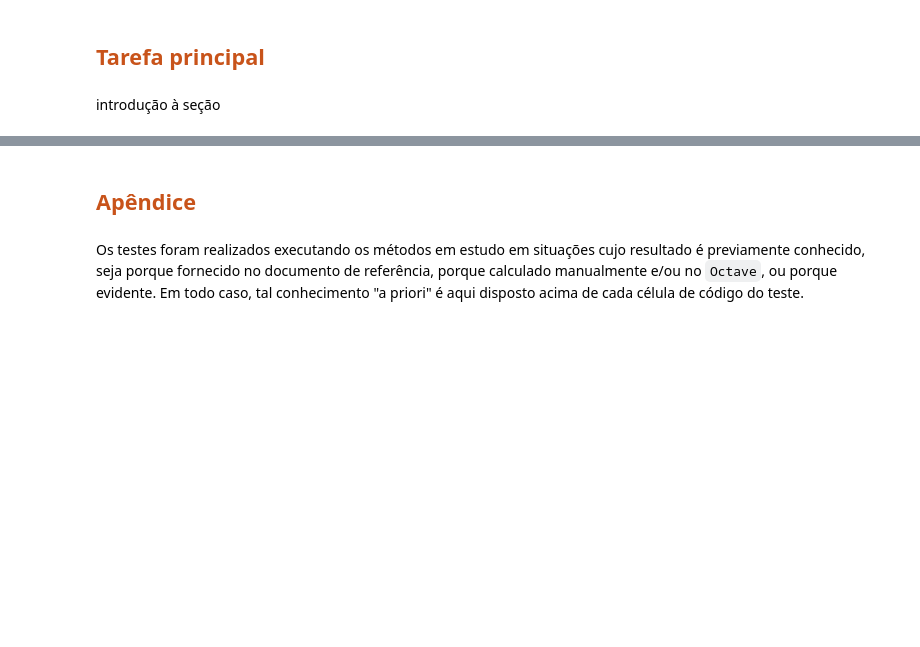
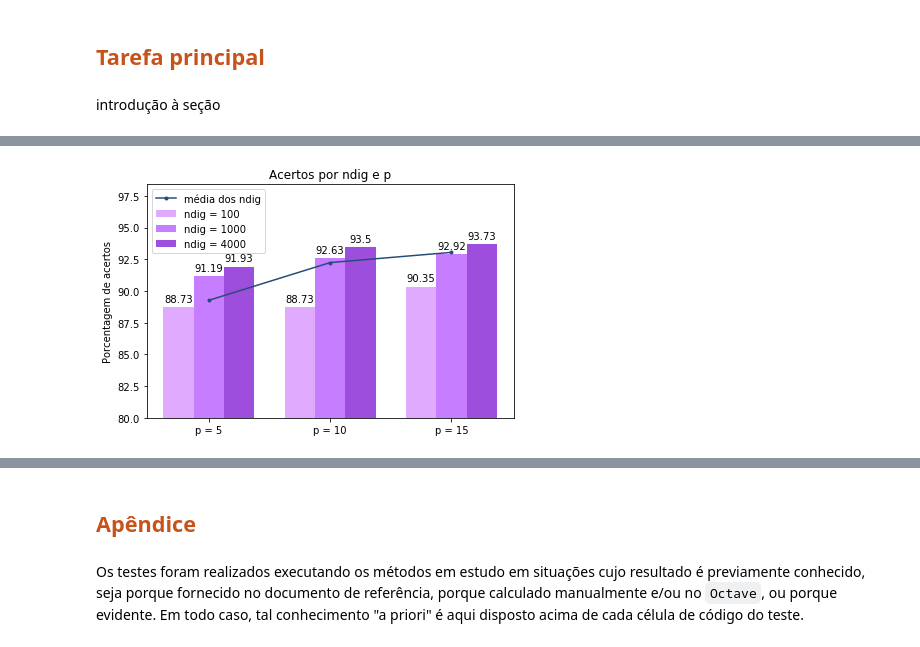
Before and after one commit to fredgrub/ep-digitos, a Jupyter notebook: EP - dígitos.ipynb, the cells around one changed output, grey strips where cells are left out. Drawn from its saved outputs; the diff is of its cells as text; code cells hidden in the pictures; blank space fills up the shorter version.

```diff
--- a/EP - dígitos.ipynb
+++ b/EP - dígitos.ipynb
@@ -359,5 +360,0 @@ train_all()
-# %%
-mat = np.array([[1.0,2.0,3.0,4.0],[3.0,4.0,5.0,6.0]])
-with open("testing.txt", "w+") as f:
-    f.write("este é o tempo\n")
-    np.savetxt(f, mat)
@@ -372,0 +565,49 @@ def display(col):
+# %%
+def autolabel(rects):
+    """Attach a text label above each bar in *rects*, displaying its height."""
+    for rect in rects:
+        height = rect.get_height()
+        ax.annotate('{}'.format(height),
+                    xy=(rect.get_x() + rect.get_width() / 2, height),
+                    xytext=(0, 3),  # 3 points vertical offset
+                    textcoords="offset points",
+                    ha='center', va='bottom')
+# %%
+def data_mean(data):
+    y = []
+
+    for p in data:
+        y.append((p[0] + p[1] + p[2])/3)
+    return y
+
+labels = ['p = 5','p = 10','p = 15']
+data1, data2, data3 = get_data()
+
+x = np.arange(len(labels))  # the label locations
+width = 0.25  # the width of the bars
+
+fig, ax = plt.subplots()
+y = data_mean([data1, data2, data3])
+
+mean = ax.plot([0,1,2], y,'.-', color='#274c77', label="média dos ndig")
+
+rects1 = ax.bar(x - width, data1, width, label='ndig = 100', fc='#e0aaff')
+rects2 = ax.bar(x, data2, width, label='ndig = 1000', fc='#c77dff')
+rects3 = ax.bar(x + width, data3, width, label='ndig = 4000', fc='#9d4edd')
+
+ax.set_ylabel('Porcentagem de acertos')
+ax.set_title('Acertos por ndig e p')
+ax.set_ylim(ymin=80)
+ax.set_xticks(x)
+ax.set_xticklabels(labels)
+ax.legend(loc=2)
+
+autolabel(rects1)
+autolabel(rects2)
+autolabel(rects3)
+
+fig.tight_layout()
+plt.savefig('figuras/acerto_ndig_p.png', dpi=150)
+plt.show()
+# %% [output]
+[figure, added]
```
Also changed, not shown: parts of 24 cells of this notebook, 5 other files.
